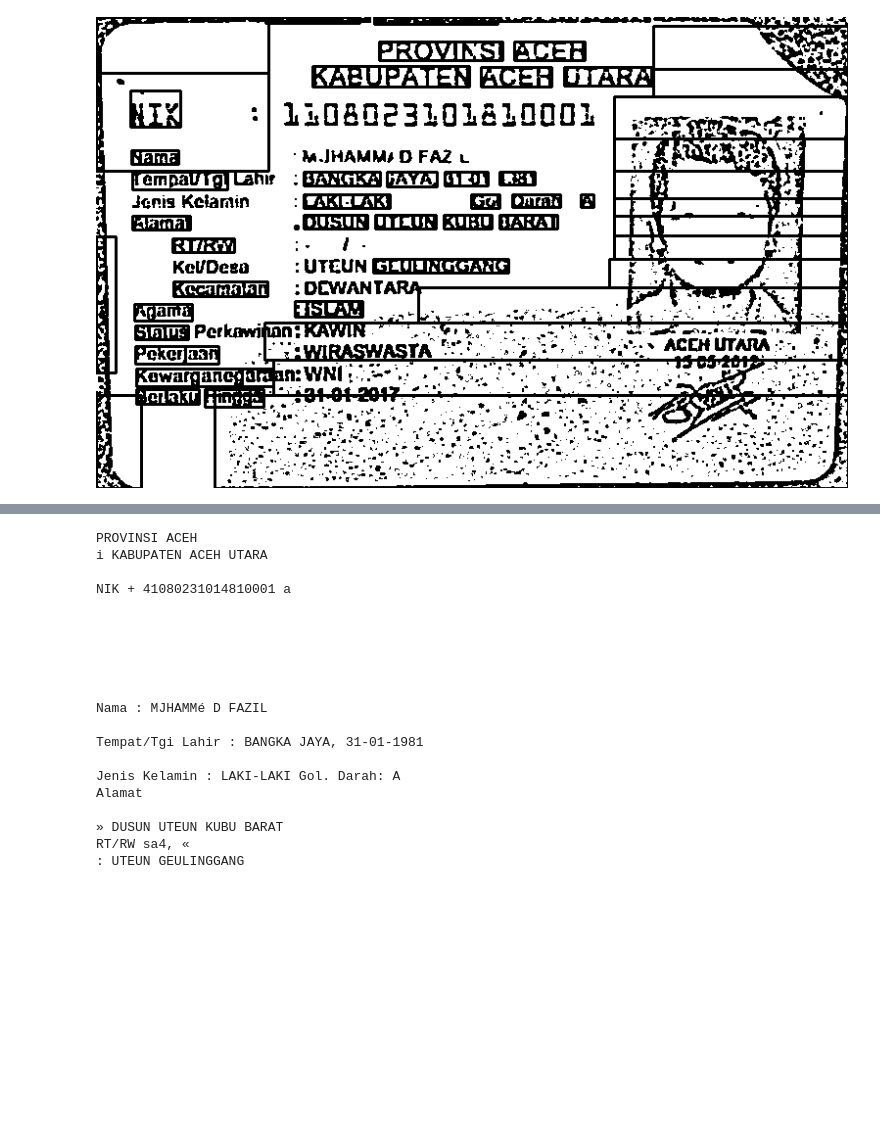
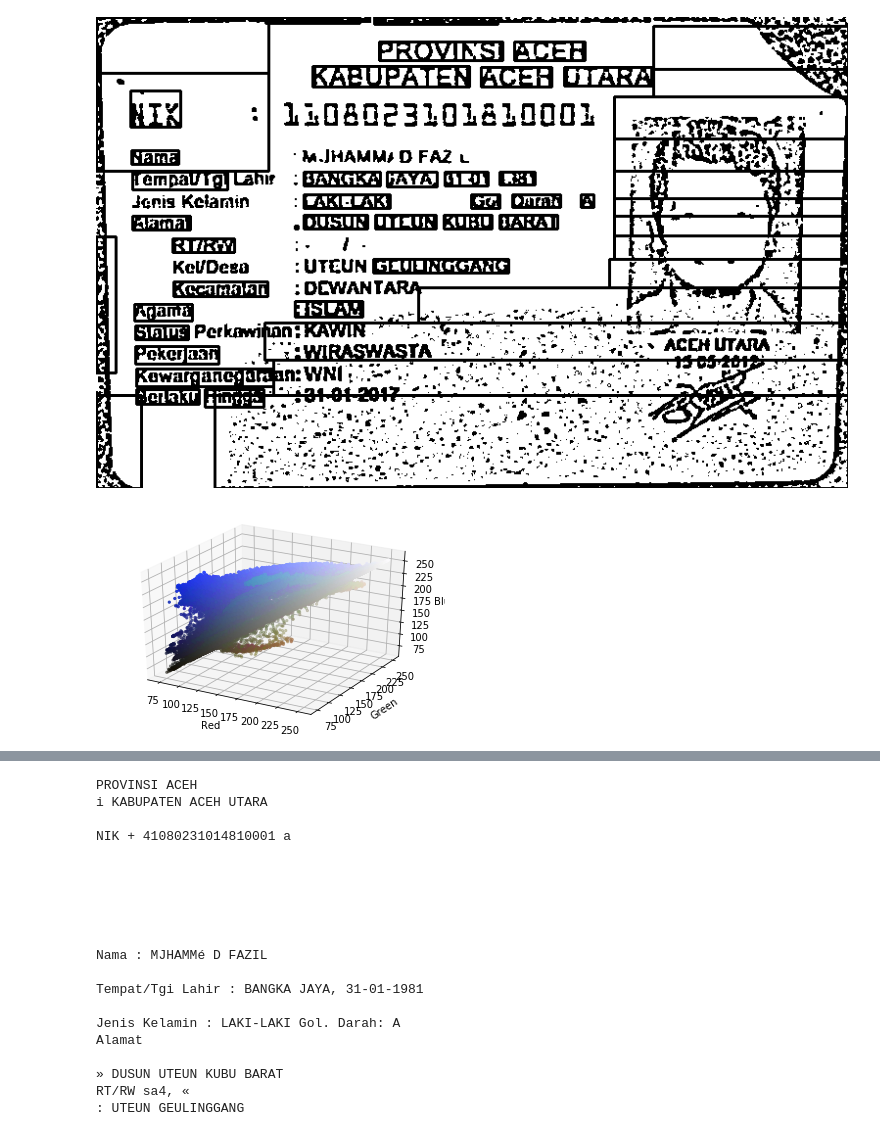
Before and after one commit to naufalihsan/tesseract, a Jupyter notebook: OCR.ipynb, the cells around one changed output, grey strips where cells are left out. Cells and saved outputs as stored; diff of their text form; code cells hidden in the pictures; blank space fills up the shorter version.

```diff
--- a/OCR.ipynb
+++ b/OCR.ipynb
@@ -121,3 +151,24 @@ Pekerjaan 2
 Kewarganegara:
 Berlaku Hingga
 [figure]
+# %%
+from mpl_toolkits.mplot3d import Axes3D
+import matplotlib.pyplot as plt
+from matplotlib import cm
+from matplotlib import colors
+
+nemo = cv2.imread('sim_example3.jpeg')
+r, g, b = cv2.split(nemo)
+fig = plt.figure()
+axis = fig.add_subplot(1, 1, 1, projection="3d")
+pixel_colors = nemo.reshape((np.shape(nemo)[0]*np.shape(nemo)[1], 3))
+norm = colors.Normalize(vmin=-1.,vmax=1.)
+norm.autoscale(pixel_colors)
+pixel_colors = norm(pixel_colors).tolist()
+axis.scatter(r.flatten(), g.flatten(), b.flatten(), facecolors=pixel_colors, marker=".")
+axis.set_xlabel("Red")
+axis.set_ylabel("Green")
+axis.set_zlabel("Blue")
+plt.show()
+# %% [output]
+[figure, added]
```
Also changed, not shown: parts of 6 cells of this notebook.
